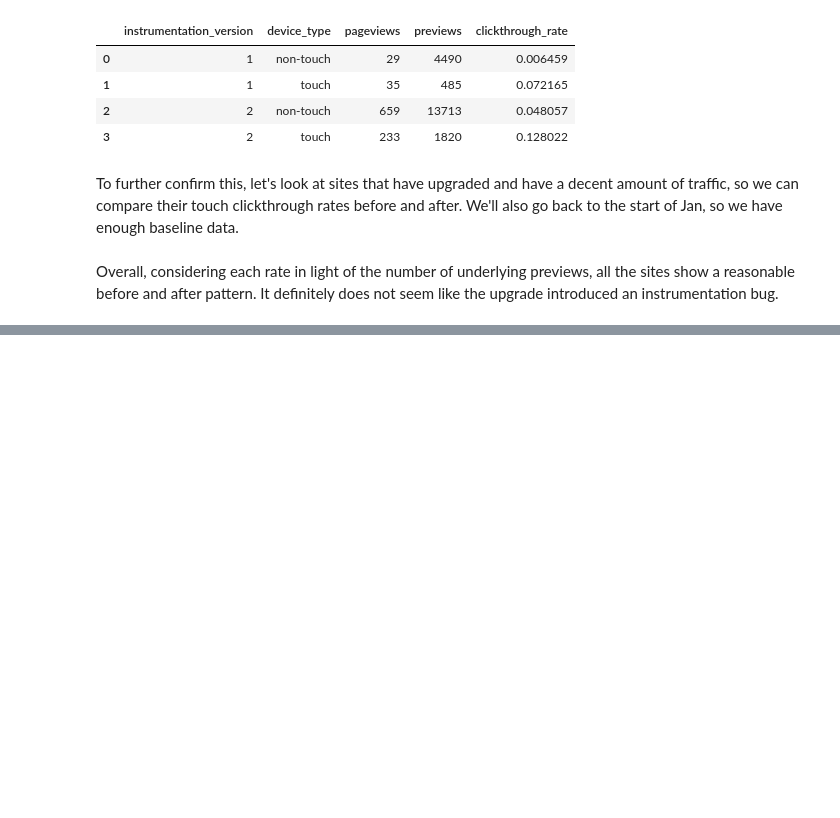
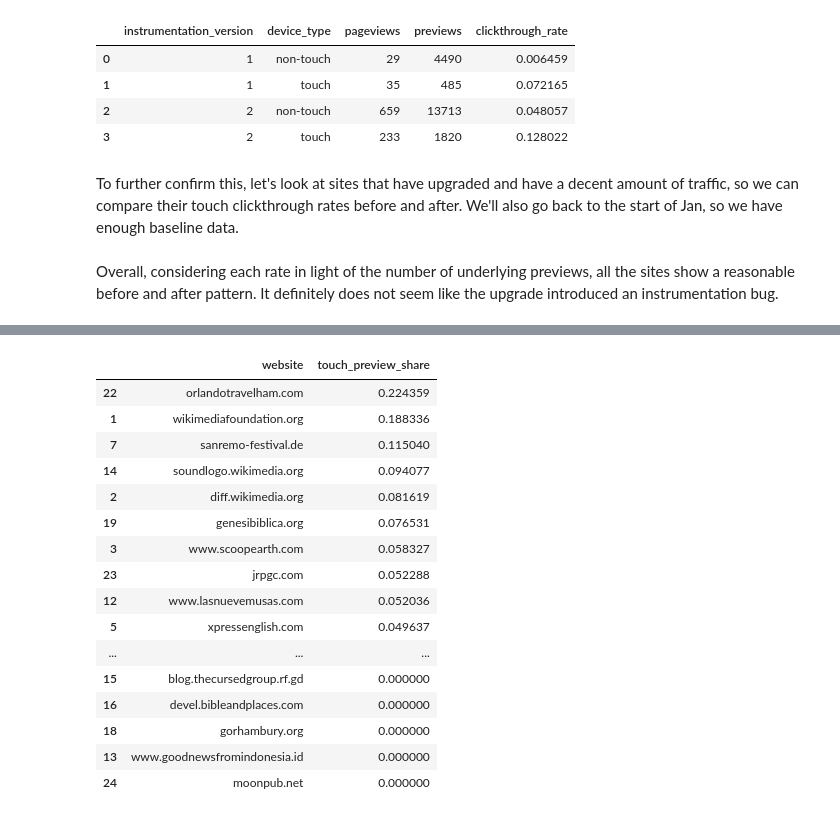
Before and after one commit to nshahquinn/misc-wikimedia-analysis, a Jupyter notebook: 2023/2023-03_Wikipedia_Preview_data_checks.ipynb, the cells around one changed output, grey strips where cells are left out. Cells and saved outputs as stored; diff of their text form; code cells hidden in the pictures; blank space fills up the shorter version.

```diff
--- a/2023/2023-03_Wikipedia_Preview_data_checks.ipynb
+++ b/2023/2023-03_Wikipedia_Preview_data_checks.ipynb
@@ -168,0 +266,18 @@ Overall, considering each rate in light of the number of underlying previews, al
+# %%
+touch_share_by_site = wmf.presto.run(f"""
+    SELECT
+        referer_host AS website,
+        SUM(previews) AS previews,
+        CAST(SUM(IF(device_type = 'touch', previews, 0)) AS REAL) / CAST(SUM(previews) AS REAL)
+            AS touch_preview_share
+    FROM wmf_product.wikipediapreview_stats
+    WHERE
+        year = 2023
+        AND (
+            month = 2 AND day >= 17
+            OR month = 3 AND day < 17
+        )
+        AND {sites_filter}
+    GROUP BY referer_host
+    ORDER BY previews DESC
+""")
@@ -168,0 +288,25 @@ Overall, considering each rate in light of the number of underlying previews, al
+# %%
+(
+    touch_share_by_site
+    .head(25)
+    .sort_values("touch_preview_share", ascending=False)
+    [["website", "touch_preview_share"]]
+)
+# %% [output]
+|  | website | touch_preview_share |
+| 22 | orlandotravelham.com | 0.224359 |
+| 1 | wikimediafoundation.org | 0.188336 |
+| 7 | sanremo-festival.de | 0.115040 |
+| 14 | soundlogo.wikimedia.org | 0.094077 |
+| 2 | diff.wikimedia.org | 0.081619 |
+| 19 | genesibiblica.org | 0.076531 |
+| 3 | www.scoopearth.com | 0.058327 |
+| 23 | jrpgc.com | 0.052288 |
+| 12 | www.lasnuevemusas.com | 0.052036 |
+| 5 | xpressenglish.com | 0.049637 |
+| ... | ... | ... |
+| 15 | blog.thecursedgroup.rf.gd | 0.000000 |
+| 16 | devel.bibleandplaces.com | 0.000000 |
+| 18 | gorhambury.org | 0.000000 |
+| 13 | www.goodnewsfromindonesia.id | 0.000000 |
+| 24 | moonpub.net | 0.000000 |
```
Also changed, not shown: parts of 42 cells of this notebook.
